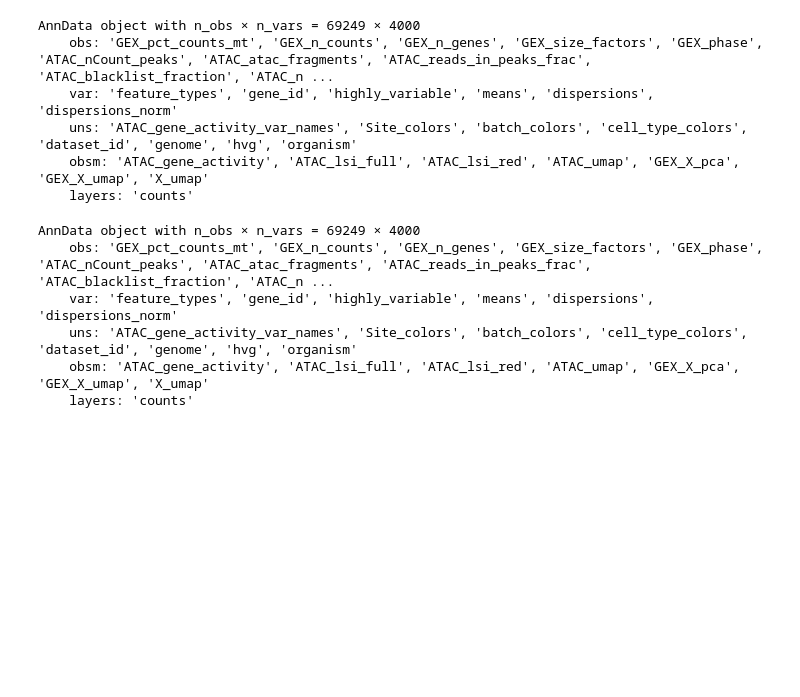
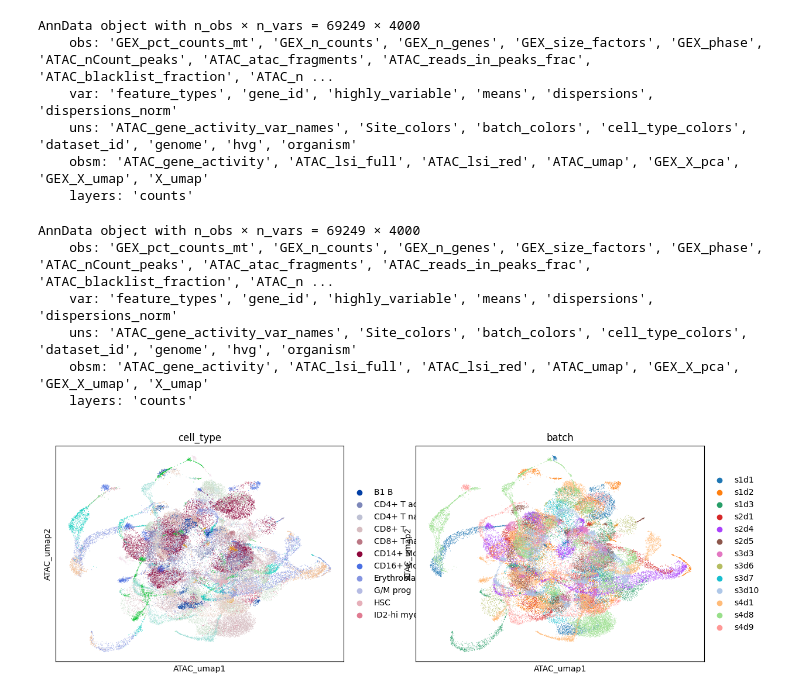
Before and after one commit to theislab/CFGen, a Jupyter notebook: notebooks/datasets/ATAC/neurips_multiome.ipynb, the cells around one changed output. Drawn from its saved outputs; the diff is of its cells as text; code cells hidden in the pictures; blank space fills up the shorter version.

```diff
--- a/notebooks/datasets/ATAC/neurips_multiome.ipynb
+++ b/notebooks/datasets/ATAC/neurips_multiome.ipynb
@@ -67,3 +41,7 @@ AnnData object with n_obs × n_vars = 69249 × 4000
     uns: 'ATAC_gene_activity_var_names', 'Site_colors', 'batch_colors', 'cell_type_colors', 'dataset_id', 'genome', 'hvg', 'organism'
     obsm: 'ATAC_gene_activity', 'ATAC_lsi_full', 'ATAC_lsi_red', 'ATAC_umap', 'GEX_X_pca', 'GEX_X_umap', 'X_umap'
     layers: 'counts'
+# %%
+sc.pl.embedding(atac, basis="ATAC_umap", color=["cell_type", "batch"])
+# %% [output]
+[figure, added]
```
Also changed, not shown: parts of 3 cells of this notebook.
